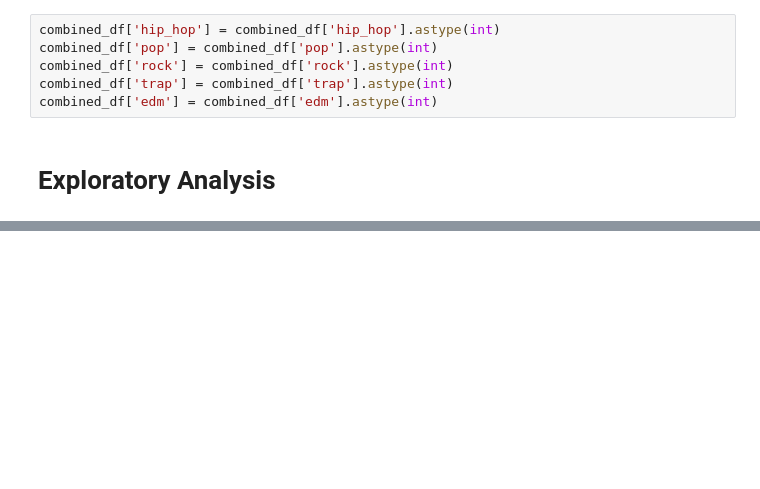
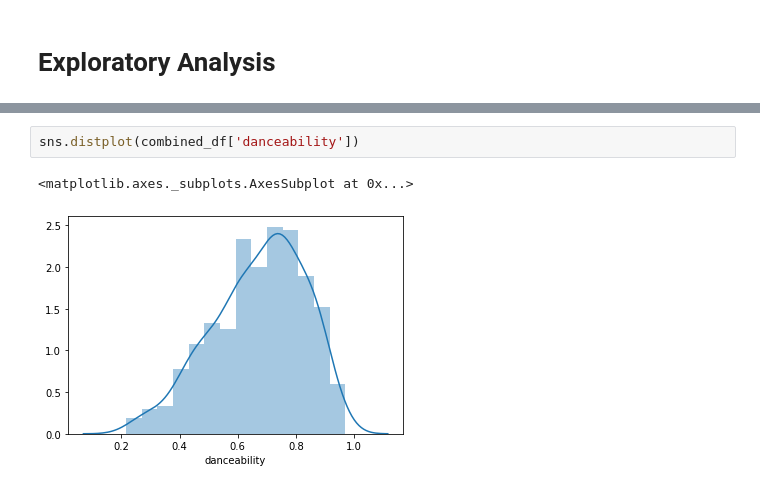
Before and after one commit to joebonneau/spotify-genre-prediction, a Jupyter notebook: Genre Prediction.ipynb, the cells around one changed output, grey strips where cells are left out. Drawn from its saved outputs; the diff is of its cells as text; blank space fills up the shorter version.

```diff
--- a/Genre Prediction.ipynb
+++ b/Genre Prediction.ipynb
@@ -383,8 +383,2 @@ combined_df.head()
-# %%
-combined_df['hip_hop'] = combined_df['hip_hop'].astype(int)
-combined_df['pop'] = combined_df['pop'].astype(int)
-combined_df['rock'] = combined_df['rock'].astype(int)
-combined_df['trap'] = combined_df['trap'].astype(int)
-combined_df['edm'] = combined_df['edm'].astype(int)
 # %% [markdown]
 # Exploratory Analysis
@@ -390,0 +403,5 @@ combined_df['edm'] = combined_df['edm'].astype(int)
+# %%
+sns.distplot(combined_df['danceability'])
+# %% [output]
+<matplotlib.axes._subplots.AxesSubplot at 0x...>
+[figure, added]
```
Also changed, not shown: parts of 36 cells of this notebook, 1 other file.
